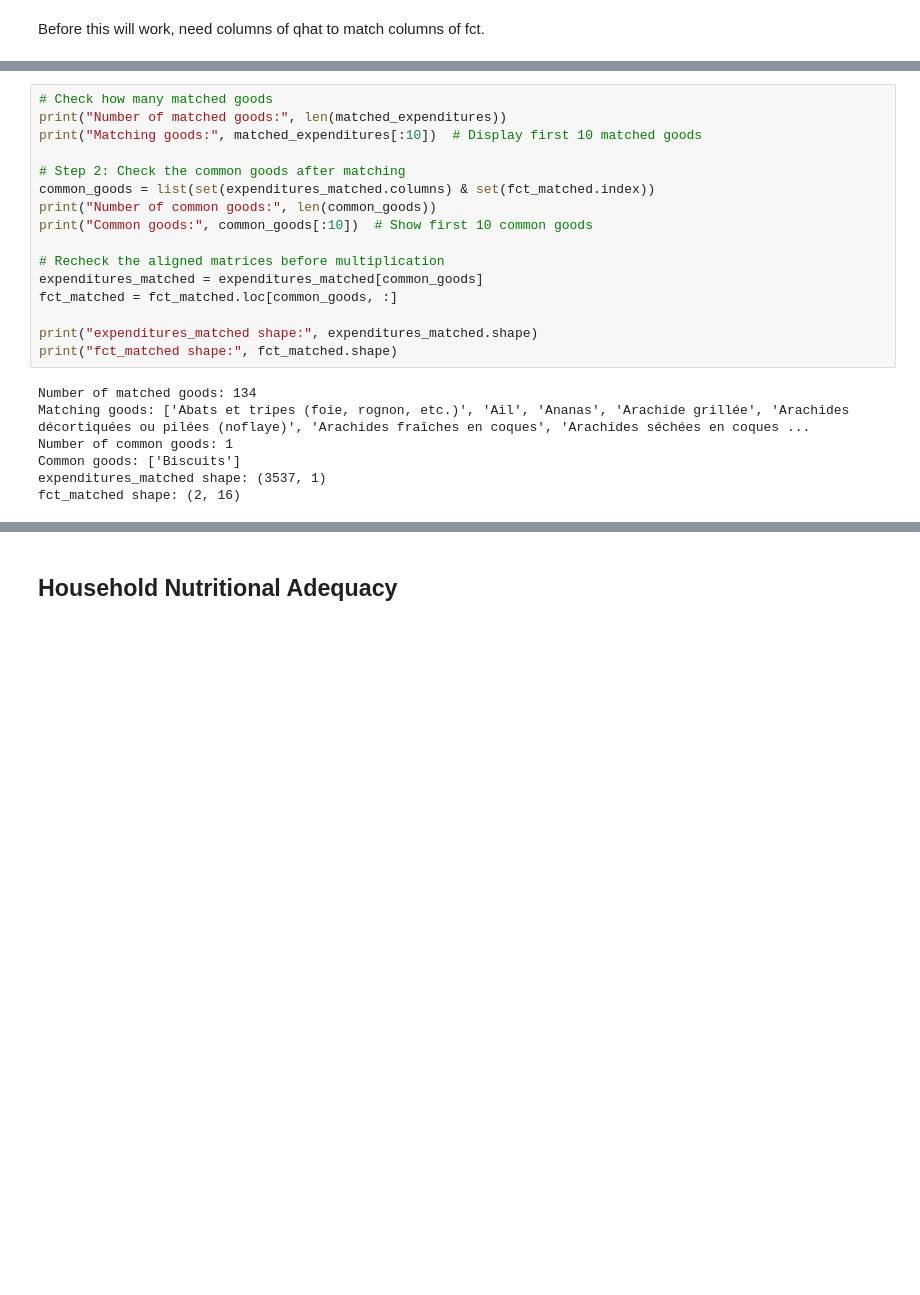
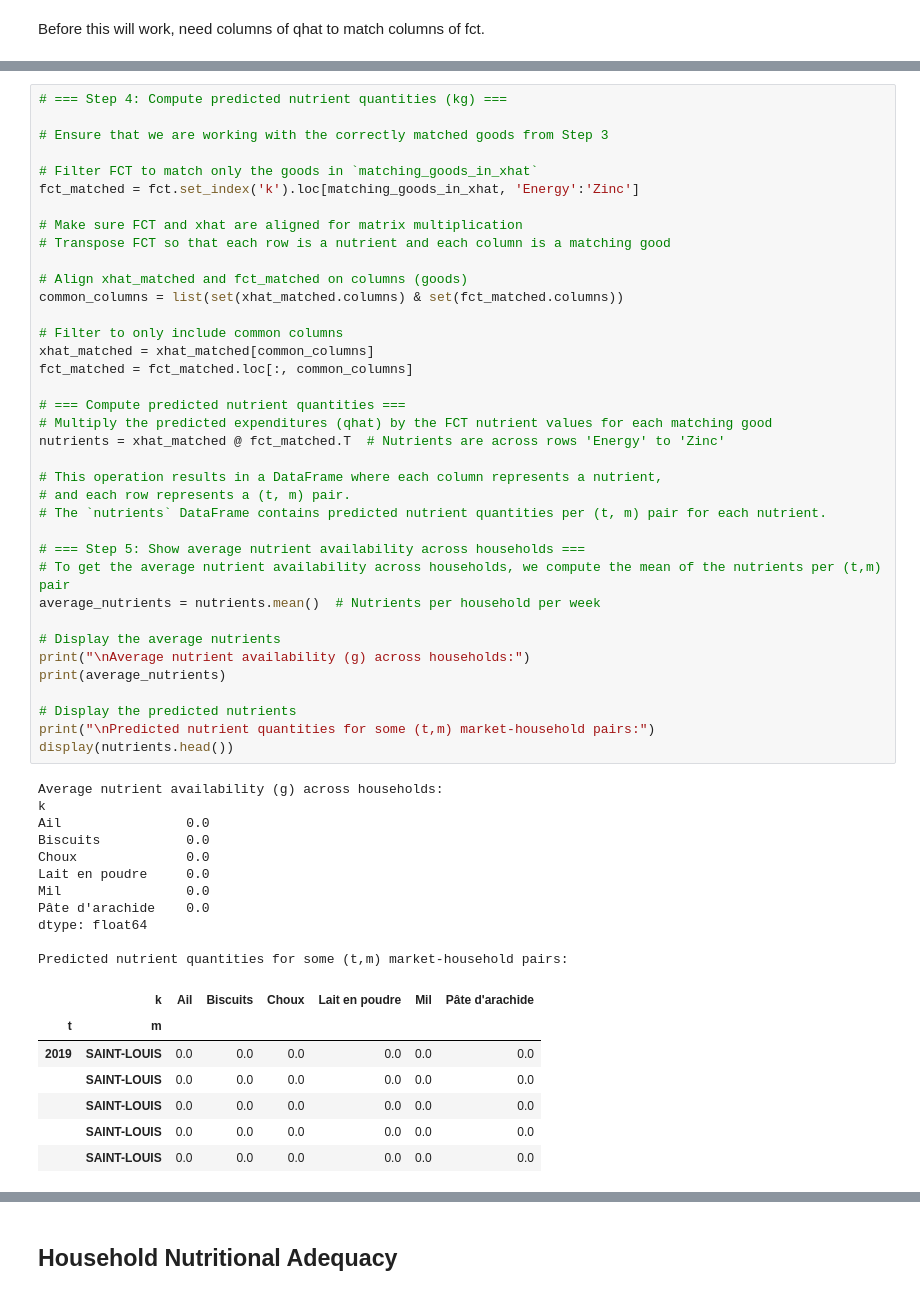
Before and after one commit to reilyfairchild/EEP153-Project-3, a Jupyter notebook: calculating_nutrition-Copy1.ipynb, the cells around one changed output, grey strips where cells are left out. Cells and saved outputs as stored; diff of their text form; blank space fills up the shorter version.

Commit message:
step 3 and 4 not working

```diff
--- a/calculating_nutrition-Copy1.ipynb
+++ b/calculating_nutrition-Copy1.ipynb
@@ -374,23 +368,56 @@ KeyError: "None of [Index(['j'], dtype='object')] are in the [index]"
-# %%
-# Check how many matched goods
-print("Number of matched goods:", len(matched_expenditures))
-print("Matching goods:", matched_expenditures[:10])  # Display first 10 matched goods
-
-# Step 2: Check the common goods after matching
-common_goods = list(set(expenditures_matched.columns) & set(fct_matched.index))
-print("Number of common goods:", len(common_goods))
-print("Common goods:", common_goods[:10])  # Show first 10 common goods
-
-# Recheck the aligned matrices before multiplication
-expenditures_matched = expenditures_matched[common_goods]
-fct_matched = fct_matched.loc[common_goods, :]
-
-print("expenditures_matched shape:", expenditures_matched.shape)
-print("fct_matched shape:", fct_matched.shape)
-# %% [output]
-Number of matched goods: 134
-Matching goods: ['Abats et tripes (foie, rognon, etc.)', 'Ail', 'Ananas', 'Arachide grillée', 'Arachides décortiquées ou pilées (noflaye)', 'Arachides fraîches en coques', 'Arachides séchées en coques ...
-Number of common goods: 1
-Common goods: ['Biscuits']
-expenditures_matched shape: (3537, 1)
-fct_matched shape: (2, 16)
+# %%
+# === Step 4: Compute predicted nutrient quantities (kg) ===
+
+# Ensure that we are working with the correctly matched goods from Step 3
+
+# Filter FCT to match only the goods in `matching_goods_in_xhat`
+fct_matched = fct.set_index('k').loc[matching_goods_in_xhat, 'Energy':'Zinc']
+
+# Make sure FCT and xhat are aligned for matrix multiplication
+# Transpose FCT so that each row is a nutrient and each column is a matching good
+
+# Align xhat_matched and fct_matched on columns (goods)
+common_columns = list(set(xhat_matched.columns) & set(fct_matched.columns))
+
+# Filter to only include common columns
+xhat_matched = xhat_matched[common_columns]
+fct_matched = fct_matched.loc[:, common_columns]
+
+# === Compute predicted nutrient quantities ===
+# Multiply the predicted expenditures (qhat) by the FCT nutrient values for each matching good
+nutrients = xhat_matched @ fct_matched.T  # Nutrients are across rows 'Energy' to 'Zinc'
+
+# This operation results in a DataFrame where each column represents a nutrient,
+# and each row represents a (t, m) pair.
+# The `nutrients` DataFrame contains predicted nutrient quantities per (t, m) pair for each nutrient.
+
+# === Step 5: Show average nutrient availability across households ===
+# To get the average nutrient availability across households, we compute the mean of the nutrients per (t,m) pair
+average_nutrients = nutrients.mean()  # Nutrients per household per week
+
+# Display the average nutrients
+print("\nAverage nutrient availability (g) across households:")
+print(average_nutrients)
+
+# Display the predicted nutrients
+print("\nPredicted nutrient quantities for some (t,m) market-household pairs:")
+display(nutrients.head())
+# %% [output]
+Average nutrient availability (g) across households:
+k
+Ail                0.0
+Biscuits           0.0
+Choux              0.0
+Lait en poudre     0.0
+Mil                0.0
+Pâte d'arachide    0.0
+dtype: float64
+
+Predicted nutrient quantities for some (t,m) market-household pairs:
+|  | k | Ail | Biscuits | Choux | Lait en poudre | Mil | Pâte d'arachide |
+| t | m |  |  |  |  |  |  |
+| 2019 | SAINT-LOUIS | 0.0 | 0.0 | 0.0 | 0.0 | 0.0 | 0.0 |
+|  | SAINT-LOUIS | 0.0 | 0.0 | 0.0 | 0.0 | 0.0 | 0.0 |
+|  | SAINT-LOUIS | 0.0 | 0.0 | 0.0 | 0.0 | 0.0 | 0.0 |
+|  | SAINT-LOUIS | 0.0 | 0.0 | 0.0 | 0.0 | 0.0 | 0.0 |
+|  | SAINT-LOUIS | 0.0 | 0.0 | 0.0 | 0.0 | 0.0 | 0.0 |
```
Also changed, not shown: parts of 7 cells of this notebook.
